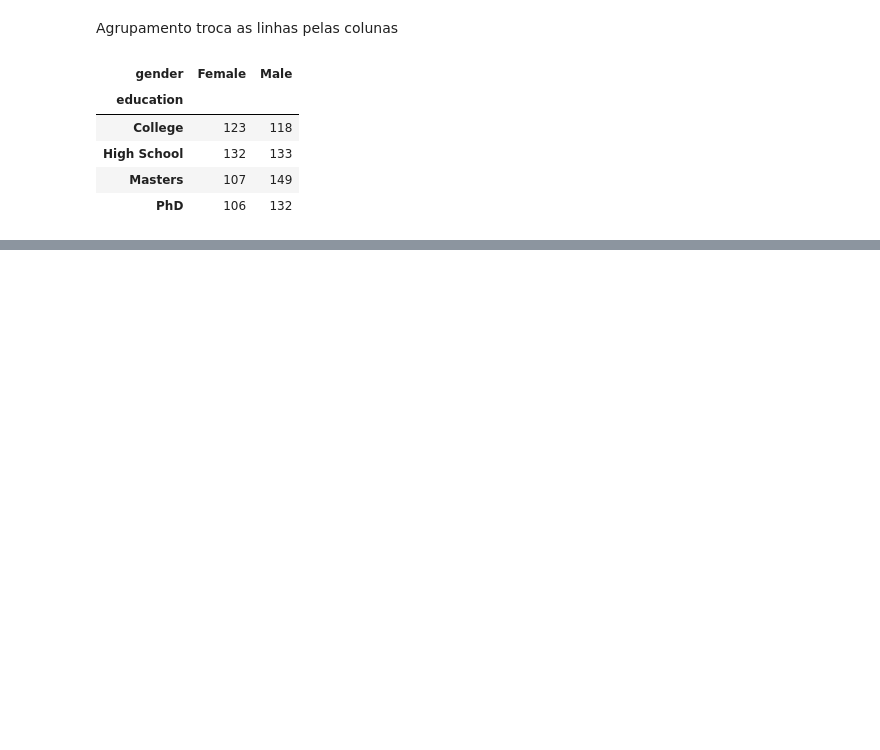
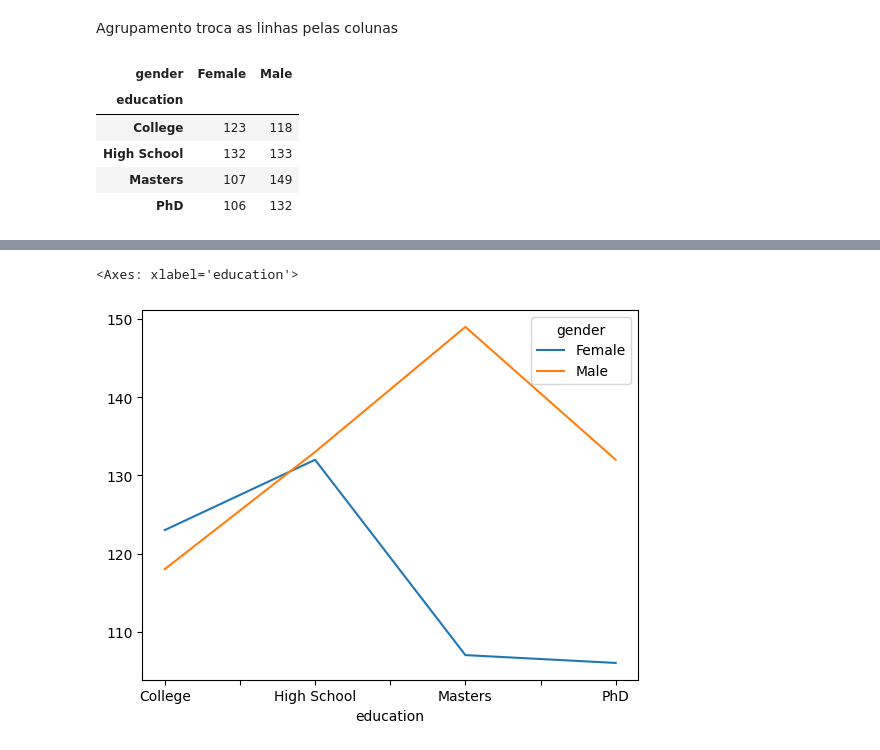
Before and after one commit to vilmarprado/mack_ling_prog_cie_dados, a Jupyter notebook: LP_T4.ipynb, the cells around one changed output, grey strips where cells are left out. Saved outputs shown, nothing was run; the diff lists cells and outputs as text; code cells hidden in the pictures; blank space fills up the shorter version.

```diff
--- a/LP_T4.ipynb
+++ b/LP_T4.ipynb
@@ -169,0 +164,5 @@ AttributeError: ignored
+# %%
+data_agrup_pivot.plot()
+# %% [output]
+<Axes: xlabel='education'>
+[figure, added]
```
Also changed, not shown: parts of 9 cells of this notebook.
